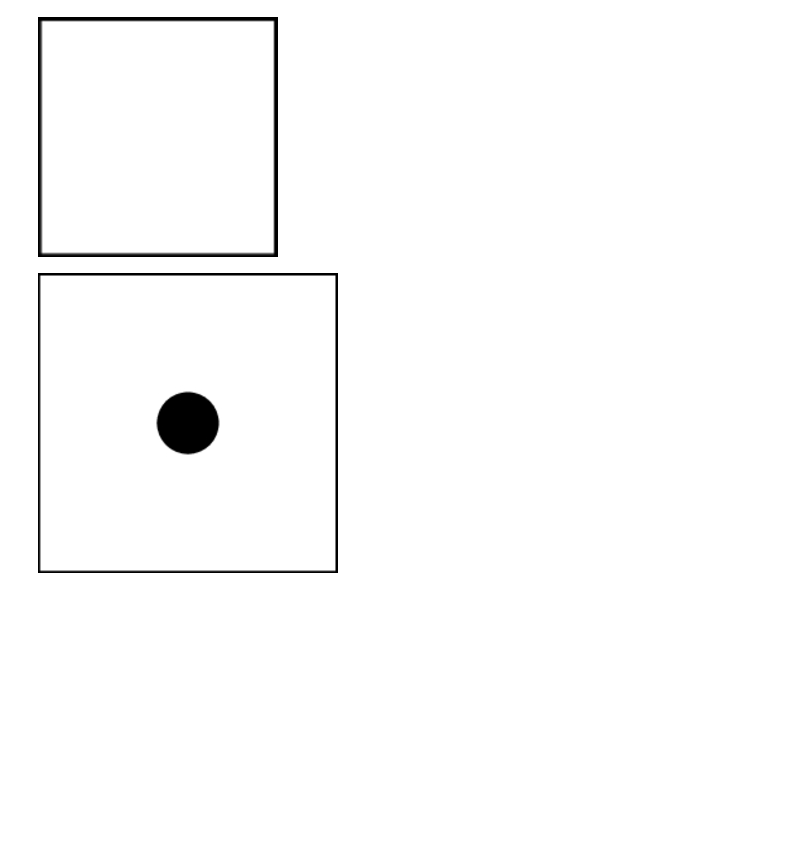
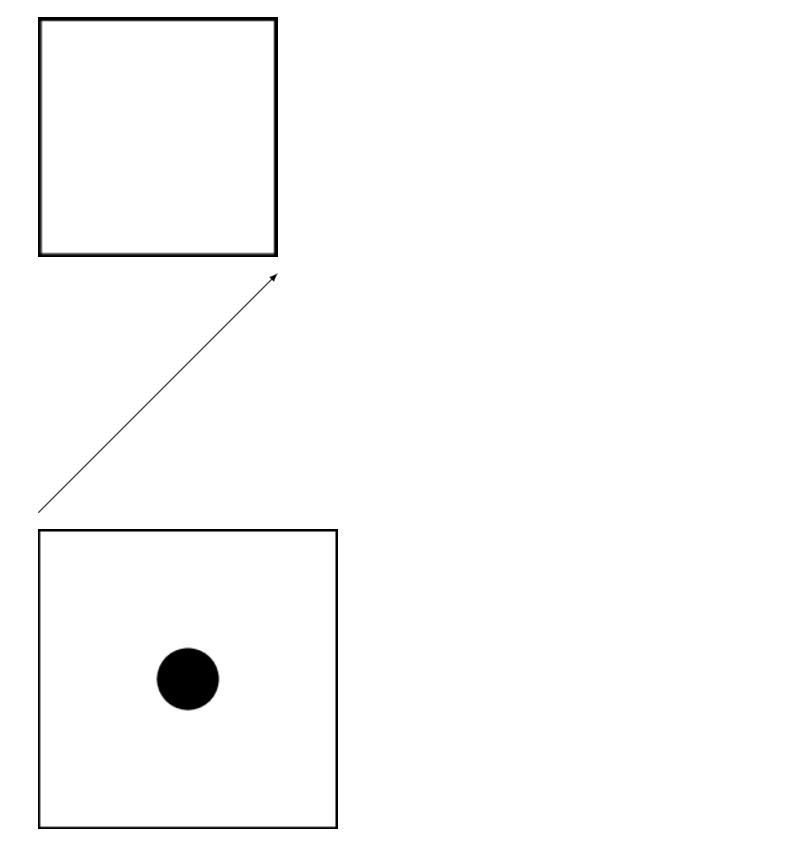
Before and after one commit to giulianobernardi/Tikz_tutorial, a Jupyter notebook: Tikz_tutorial.ipynb, the cells around one changed output. Saved outputs shown, nothing was run; the diff lists cells and outputs as text; code cells hidden in the pictures; blank space fills up the shorter version.

```diff
--- a/Tikz_tutorial.ipynb
+++ b/Tikz_tutorial.ipynb
@@ -4,6 +6,11 @@
 %tikz \draw (0,0) rectangle (1,1);
 # %% [output]
 [figure]
+# %%
+%%tikz [>=latex']
+\draw [->] (0,0) -- (4,4);
+# %% [output]
+[figure, added]
 # %%
 %%tikz --scale 2 --size 300,300 -f jpg
 \draw (0,0) rectangle (1,1);
```
Also changed, not shown: parts of 4 cells of this notebook.
